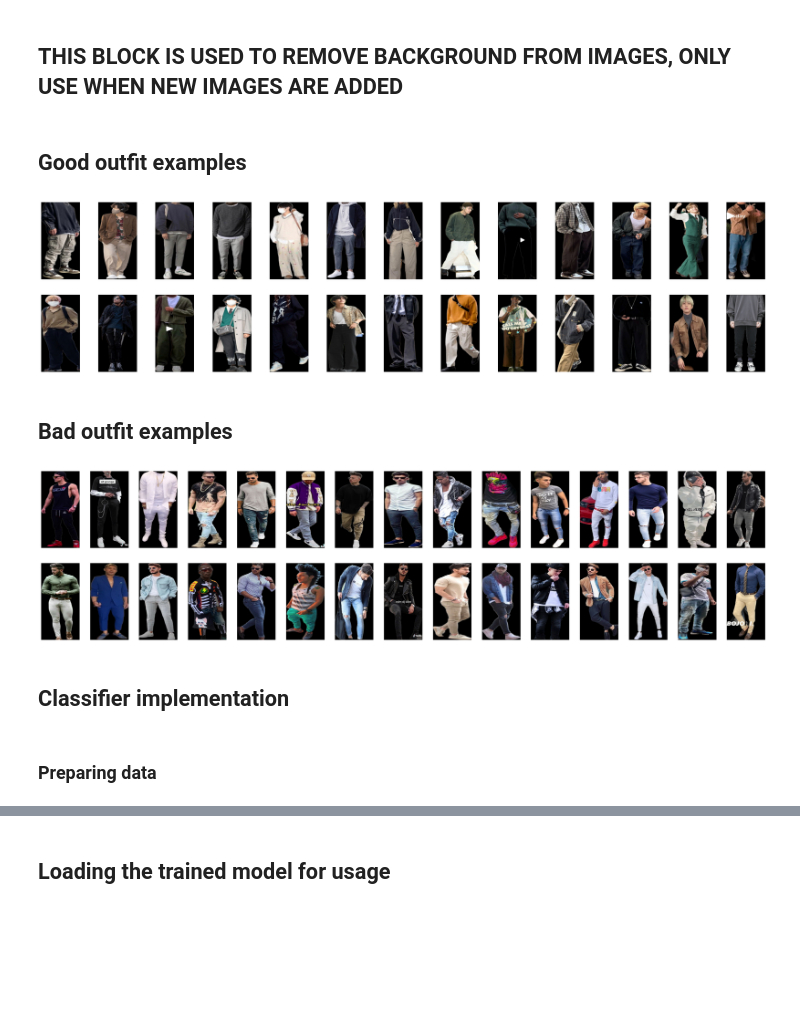
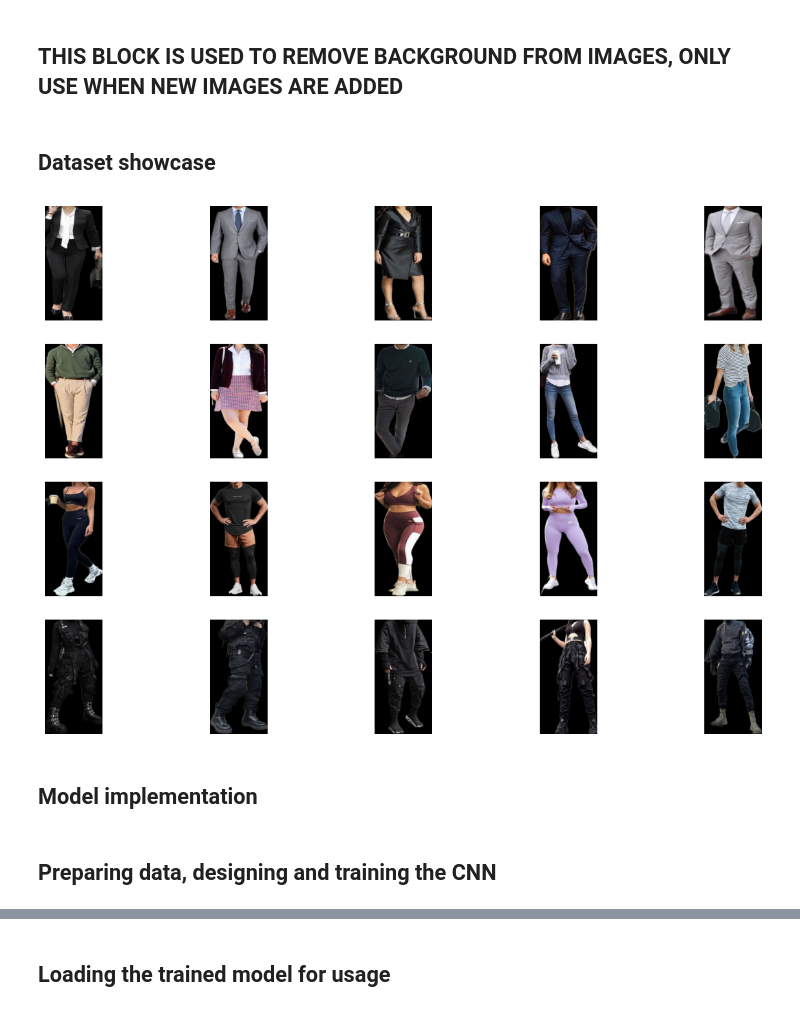
Before and after one commit to ch0ry/AI-Fashion-Discriminator, a Jupyter notebook: AI Fashion Discriminator.ipynb, the cells around one changed output, grey strips where cells are left out. Cells and saved outputs as stored; diff of their text form; code cells hidden in the pictures; blank space fills up the shorter version.

Commit message:
New Models and changes in data manipulation

```diff
--- a/AI Fashion Discriminator.ipynb
+++ b/AI Fashion Discriminator.ipynb
@@ -26 +28,5 @@ sns.set_theme()
+# %%
+path="/home/ch0ry/Documents/AI-Fashion-Discriminator/Dataset/"
+
+categories = ["Formal", "Preppy", "Sportswear", "Techwear"]
 # %% [markdown]
@@ -45,7 +51,7 @@ def clean_background(img):
     # crop the image at the bounds adding back the two blackened rows at the bottom
     crop = img[ymin:ymax+3, xmin:xmax]
 
-    crop = cv2.resize(crop, (40, 80))
+    crop = cv2.resize(crop, (175, 350))
 
     return crop
 
@@ -54,8 +60,9 @@ import glob
 #Path for Windows usage
 #path = "C:/Users/juanp/Documents/AI Fashion Discriminator/Dataset"
 
-path="/home/ch0ry/Documents/AI Fashion Discriminator/Dataset"
 
-good_img = [clean_background(cv2.resize(cv2.cvtColor(cv2.imread(file), cv2.COLOR_BGR2RGB), (350, 700))) for file in glob.glob(path + '/Good/NoBg/*.png')]
 
-bad_img = [clean_background(cv2.resize(cv2.cvtColor(cv2.imread(file), cv2.COLOR_BGR2RGB), (350, 700))) for file in glob.glob(path + '/Bad/NoBg/*.png')]
+
+#good_img = [clean_background(cv2.resize(cv2.cvtColor(cv2.imread(file), cv2.COLOR_BGR2RGB), (350, 700))) for file in glob.glob(path + '/Good/NoBg/*.png')]
+
+#bad_img = [clean_background(cv2.resize(cv2.cvtColor(cv2.imread(file), cv2.COLOR_BGR2RGB), (350, 700))) for file in glob.glob(path + '/Bad/NoBg/*.png')]
@@ -61,0 +71,11 @@ bad_img = [clean_background(cv2.resize(cv2.cvtColor(cv2.imread(file), cv2.COLOR_
+# %%
+
+data = []
+
+row = []
+
+for cat in categories:
+
+    row = [cv2.imread(file) for file in glob.glob(path + cat +'/*.jpg')]
+
+    data.append(row)
@@ -62,3 +84,13 @@ bad_img = [clean_background(cv2.resize(cv2.cvtColor(cv2.imread(file), cv2.COLOR_
+# %%
+data = []
+
+row = []
+
+for cat in categories:
+
+    row = [clean_background(cv2.cvtColor(cv2.imread(file), cv2.COLOR_RGB2BGR)) for file in glob.glob(path + cat +'/NoBg/*.png')]
+
+    data.append(row)
 # %% [markdown]
 ## **THIS BLOCK IS USED TO REMOVE BACKGROUND FROM IMAGES, ONLY USE WHEN NEW IMAGES ARE ADDED**
 # %%
@@ -89,46 +113,27 @@ for input in bad_img:
-# %% [markdown]
-## **Good outfit examples**
+# %% [markdown]
+## **Dataset showcase**
 # %%
+import math
+fig = plt.figure(figsize = (15, 10))
 
-fig = plt.figure(figsize = (30, 7))
-
-rows = 2
-columns = int(math.floor(len(good_img)/2))
+rows = len(categories)
+columns = 5
 
 for i in range(rows*columns):
 
   fig.add_subplot(rows, columns, i+1)
-  plt.imshow(good_img[i])
+  plt.imshow(data[math.floor(i/columns)][i - math.floor(i/columns)*columns])
   plt.axis('off')
   #plt.title(i+1)
 
 
 plt.show()
 # %% [output]
-[figure, old version]
+[figure, new version]
-# %% [markdown]
-## **Bad outfit examples**
-# %%
-fig = plt.figure(figsize = (30, 7))
-
-rows = 2
-columns = int(math.floor(len(bad_img)/2))
-
-for i in range(rows*columns):
-
-  fig.add_subplot(rows, columns, i+1)
-  plt.imshow(bad_img[i])
-  plt.axis('off')
-  #plt.title(i+1)
-
-
-plt.show()
-# %% [output]
-[figure, removed]
 # %% [markdown]
-## **Classifier implementation**
+## **Model implementation**
 # %% [markdown]
-### Preparing data
+## Preparing data, designing and training the CNN
 # %%
 #@title **Preparing data**
 #!pip install scikit-learn
```
Also changed, not shown: parts of 15 cells of this notebook, 3 other files.
